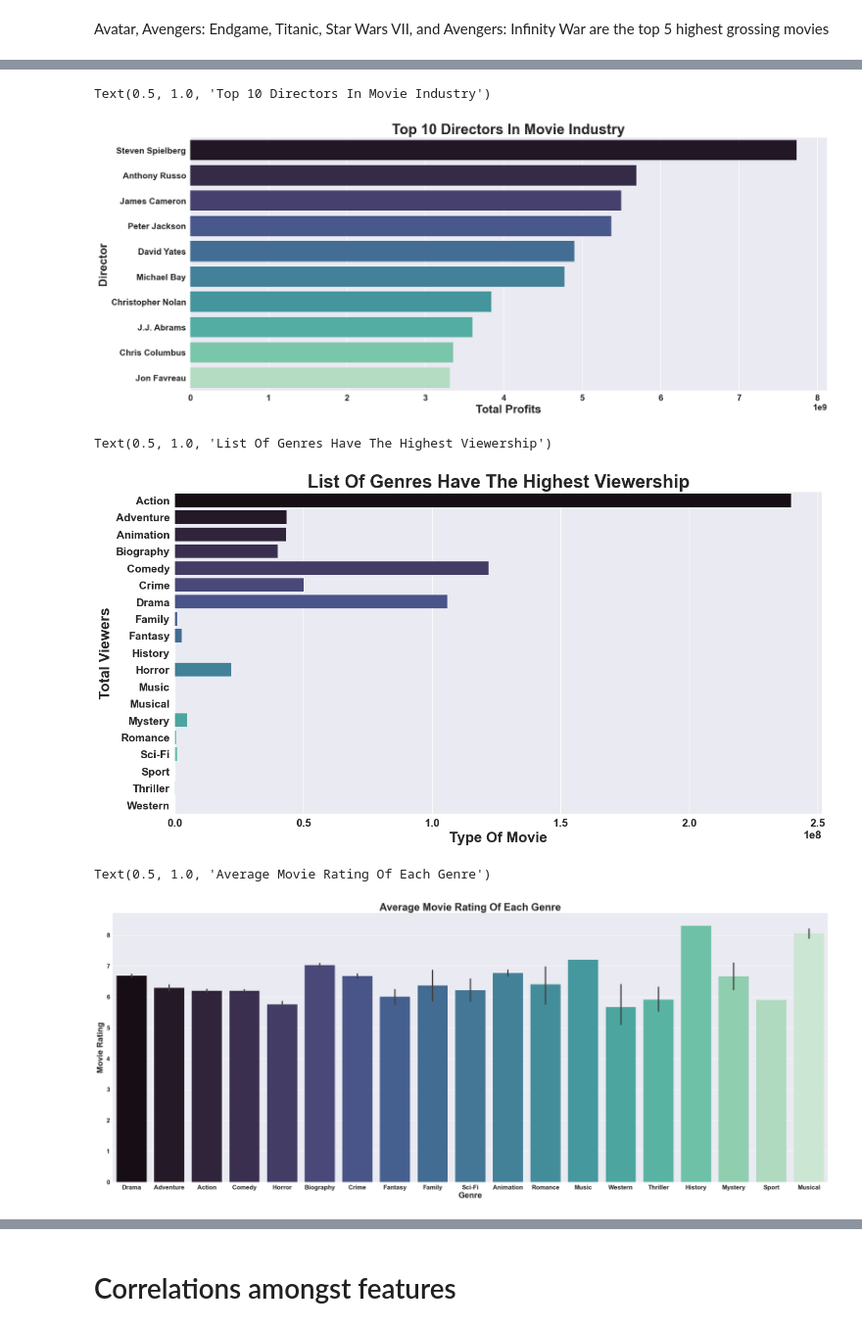
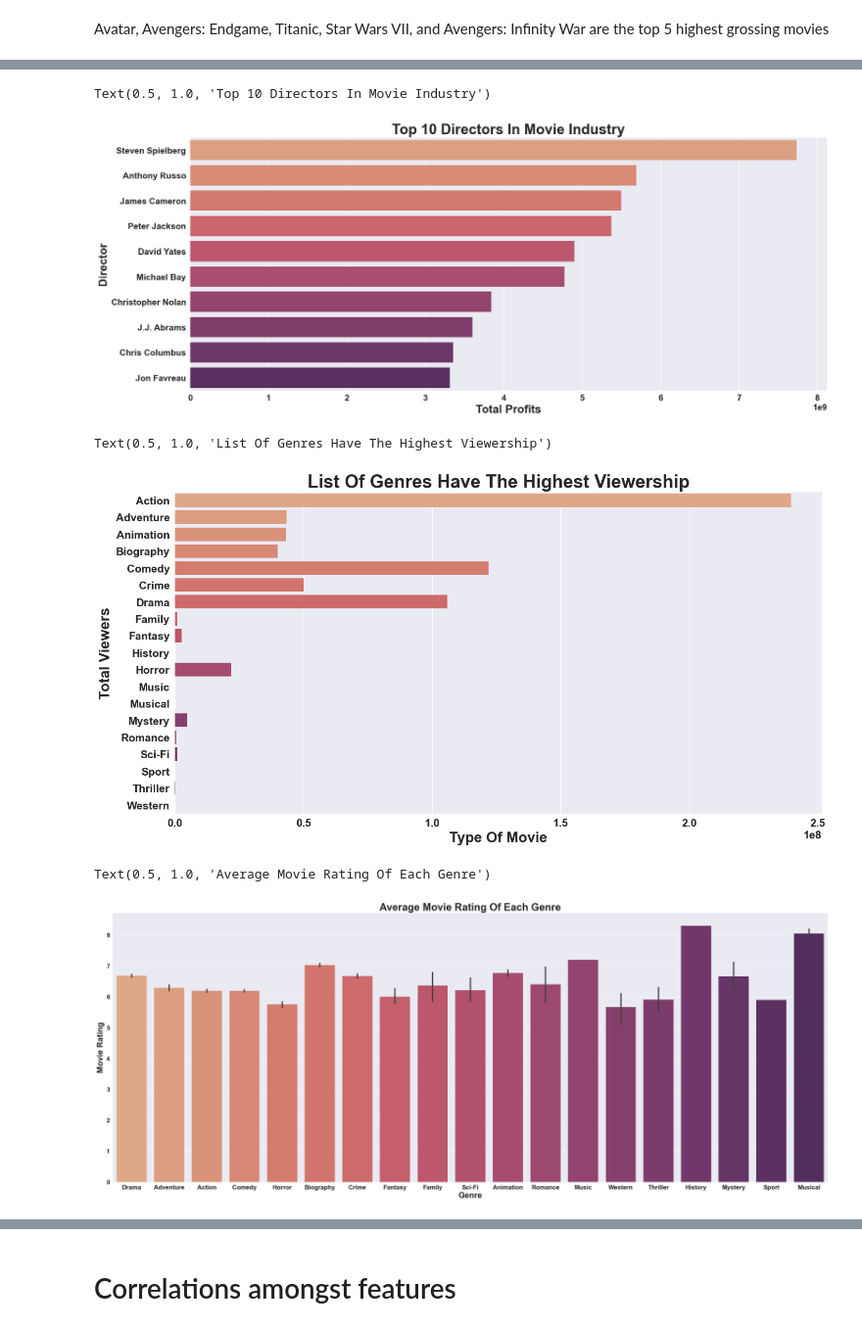
Before and after one commit to Ducduong1811/Data-Analysis, a Jupyter notebook: 7-Data-cleaning-for-movies-data.ipynb, the cells around one changed output, grey strips where cells are left out. Shown at 98% size. Saved outputs shown, nothing was run; the diff lists cells and outputs as text; code cells hidden in the pictures.

```diff
--- a/7-Data-cleaning-for-movies-data.ipynb
+++ b/7-Data-cleaning-for-movies-data.ipynb
@@ -660,13 +660,13 @@ data = df2.groupby('director')['profit'].sum().reset_index().rename(columns={'pr
 
 # 2. Plot dựa trên data đó
 plt.figure(figsize=(20,8))
-sns.barplot(y='director',x='total_profit',data=data, palette='mako')
+sns.barplot(y='director',x='total_profit',data=data, palette='flare')
 plt.ylabel('Director')
 plt.xlabel('Total Profits')
 plt.title('Top 10 Directors In Movie Industry')
 # %% [output]
 Text(0.5, 1.0, 'Top 10 Directors In Movie Industry')
-[figure, old version]
+[figure, new version]
 # %%
 # 9. What types of movies have the highest viewership?
 
@@ -675,23 +675,23 @@ data = df2.groupby('genre')['votes'].agg({'sum'}).reset_index().rename(columns={
 
 # 2. Plot dựa trên data đó
 plt.figure(figsize=(16,8))
-sns.barplot(x='total_views',y='genre',data=data,palette='mako')
+sns.barplot(x='total_views',y='genre',data=data,palette='flare')
 plt.xlabel('Type Of Movie')
 plt.ylabel('Total Viewers')
 plt.title('List Of Genres Have The Highest Viewership')
 # %% [output]
 Text(0.5, 1.0, 'List Of Genres Have The Highest Viewership')
-[figure, old version]
+[figure, new version]
 # %%
 # 10. What is the average movie rating?
 
-sns.catplot(x='genre', y='score', kind='bar', data=df2, height=10, aspect=2.5, palette='mako')
+sns.catplot(x='genre', y='score', kind='bar', data=df2, height=10, aspect=2.5, palette='flare')
 plt.xlabel('Genre')
 plt.ylabel('Movie Rating')
 plt.title('Average Movie Rating Of Each Genre')
 # %% [output]
 Text(0.5, 1.0, 'Average Movie Rating Of Each Genre')
-[figure, old version]
+[figure, new version]
 # %%
 # 11. Which countries produce the most films?
 
```
Also changed, not shown: parts of 10 cells of this notebook.
